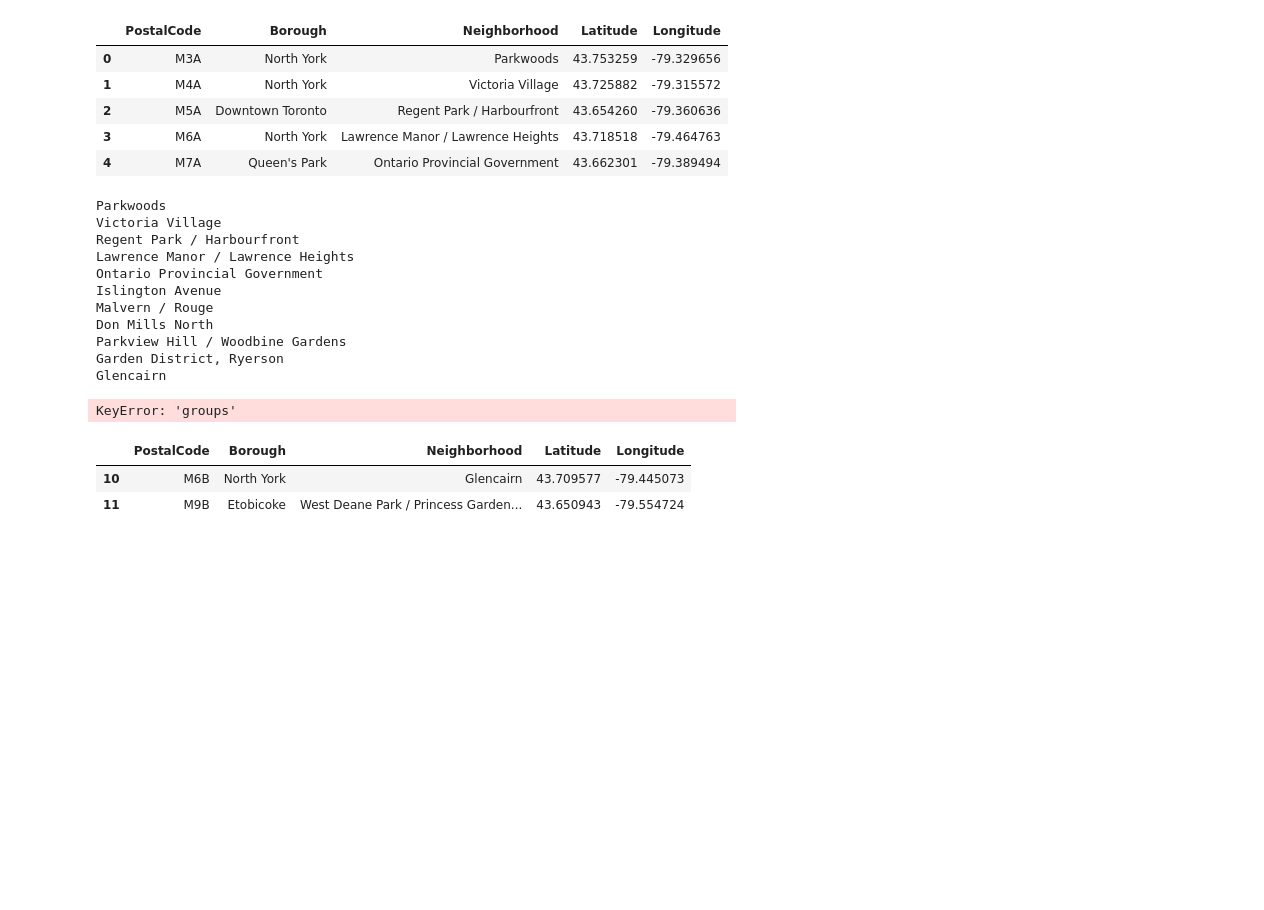
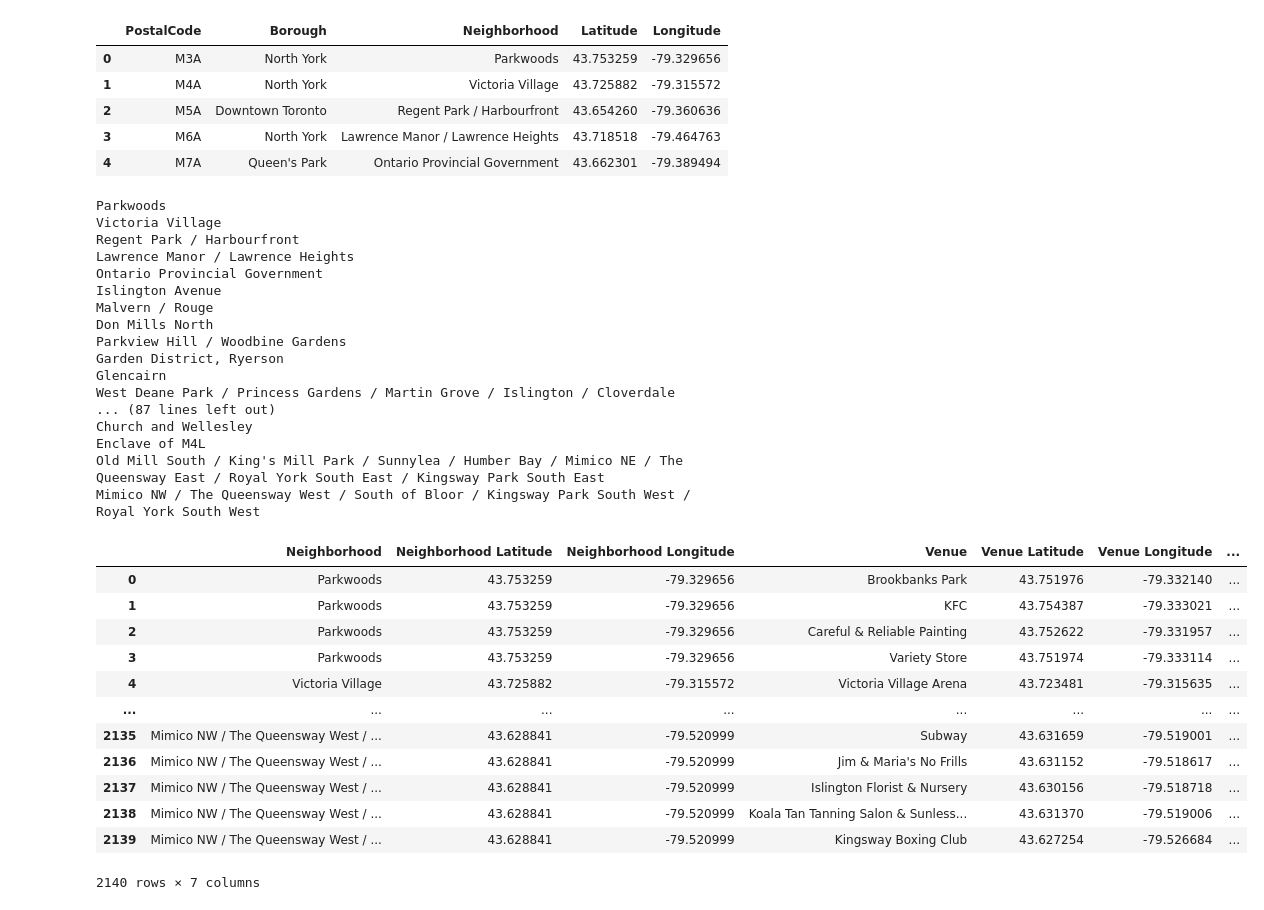
Before and after one commit to askarnik/Coursera_Capstone, a Jupyter notebook: Coursera_Capstone.ipynb, the cells around one changed output. Drawn from its saved outputs; the diff is of its cells as text; code cells hidden in the pictures; blank space fills up the shorter version.

```diff
--- a/Coursera_Capstone.ipynb
+++ b/Coursera_Capstone.ipynb
@@ -297,8 +297,6 @@ toronto_data.head()
 # %%
 toronto_venues = getNearbyVenues(toronto_data['Neighborhood'], toronto_data['Latitude'], \
                                    toronto_data['Longitude'])
-
-toronto_data
 # %% [output]
 Parkwoods
 Victoria Village
@@ -311,10 +309,25 @@ Don Mills North
 Parkview Hill / Woodbine Gardens
 Garden District, Ryerson
 Glencairn
+West Deane Park / Princess Gardens / Martin Grove / Islington / Cloverdale
+... (87 lines left out)
+Church and Wellesley
+Enclave of M4L
+Old Mill South / King's Mill Park / Sunnylea / Humber Bay / Mimico NE / The Queensway East / Royal York South East / Kingsway Park South East
+Mimico NW / The Queensway West / South of Bloor / Kingsway Park South West / Royal York South West
-KeyError: 'groups'
-# %%
-toronto_data.iloc[10:12]
-# %% [output]
-|  | PostalCode | Borough | Neighborhood | Latitude | Longitude |
-| 10 | M6B | North York | Glencairn | 43.709577 | -79.445073 |
-| 11 | M9B | Etobicoke | West Deane Park / Princess Garden... | 43.650943 | -79.554724 |
+# %%
+toronto_venues
+# %% [output]
+|  | Neighborhood | Neighborhood Latitude | Neighborhood Longitude | Venue | Venue Latitude | Venue Longitude | ... |
+| 0 | Parkwoods | 43.753259 | -79.329656 | Brookbanks Park | 43.751976 | -79.332140 | ... |
+| 1 | Parkwoods | 43.753259 | -79.329656 | KFC | 43.754387 | -79.333021 | ... |
+| 2 | Parkwoods | 43.753259 | -79.329656 | Careful & Reliable Painting | 43.752622 | -79.331957 | ... |
+| 3 | Parkwoods | 43.753259 | -79.329656 | Variety Store | 43.751974 | -79.333114 | ... |
+| 4 | Victoria Village | 43.725882 | -79.315572 | Victoria Village Arena | 43.723481 | -79.315635 | ... |
+| ... | ... | ... | ... | ... | ... | ... | ... |
+| 2135 | Mimico NW / The Queensway West / ... | 43.628841 | -79.520999 | Subway | 43.631659 | -79.519001 | ... |
+| 2136 | Mimico NW / The Queensway West / ... | 43.628841 | -79.520999 | Jim & Maria's No Frills | 43.631152 | -79.518617 | ... |
+| 2137 | Mimico NW / The Queensway West / ... | 43.628841 | -79.520999 | Islington Florist & Nursery | 43.630156 | -79.518718 | ... |
+| 2138 | Mimico NW / The Queensway West / ... | 43.628841 | -79.520999 | Koala Tan Tanning Salon & Sunless... | 43.631370 | -79.519006 | ... |
+| 2139 | Mimico NW / The Queensway West / ... | 43.628841 | -79.520999 | Kingsway Boxing Club | 43.627254 | -79.526684 | ... |
+2140 rows × 7 columns
```
Also changed, not shown: parts of 2 cells of this notebook.
